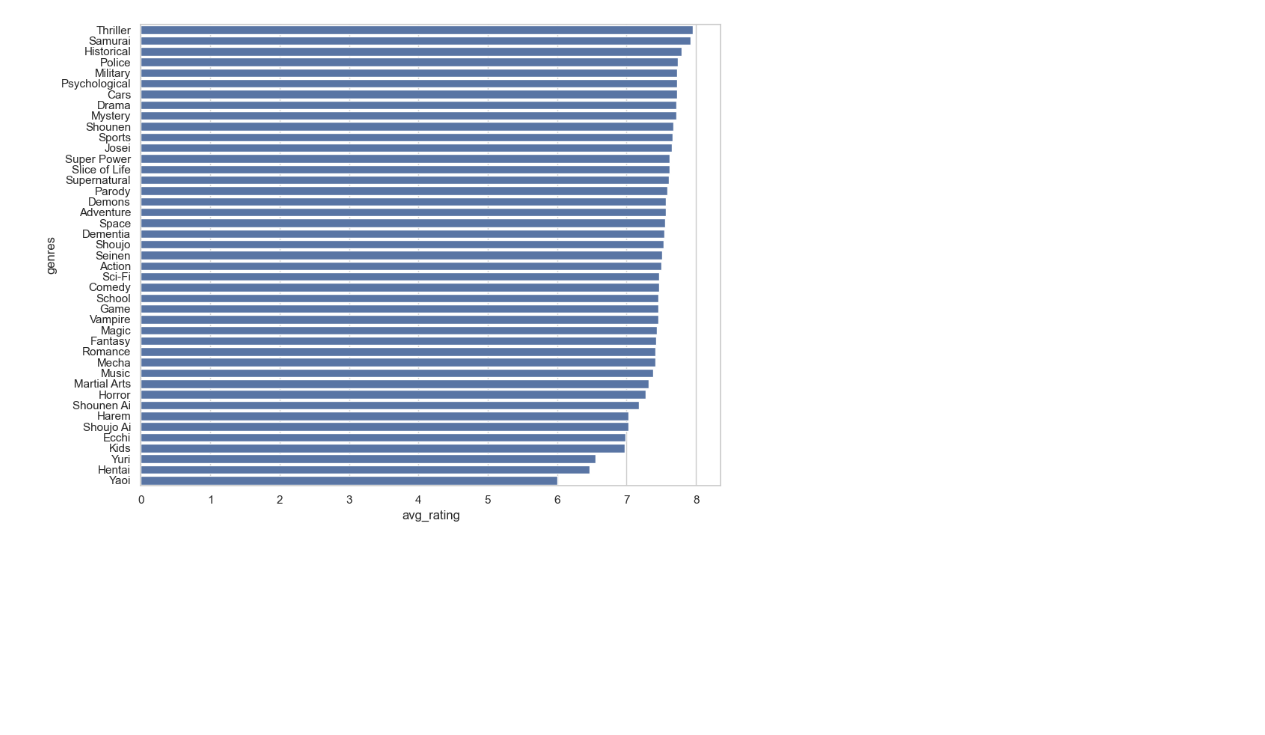
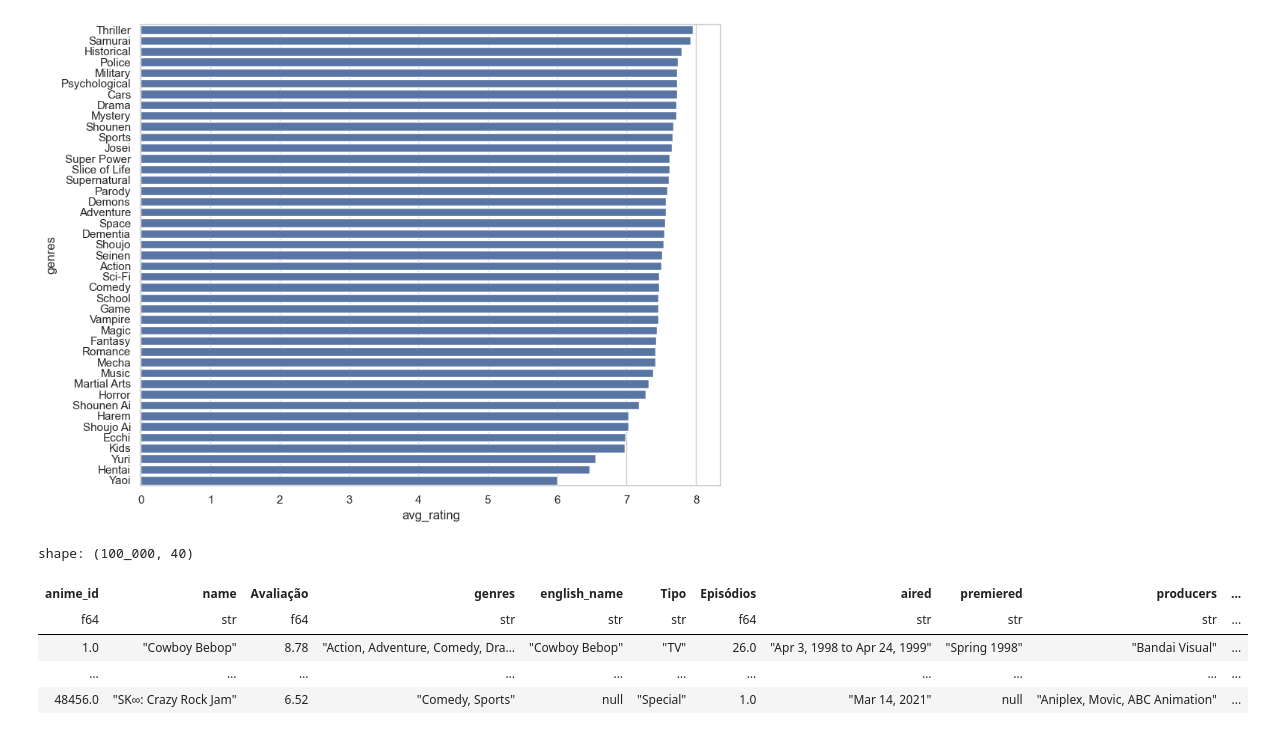
Before and after one commit to Nubily44/CD_EP, a Jupyter notebook: analise_exploratoria.ipynb, the cells around one changed output. Drawn from its saved outputs; the diff is of its cells as text; code cells hidden in the pictures; blank space fills up the shorter version.

```diff
--- a/analise_exploratoria.ipynb
+++ b/analise_exploratoria.ipynb
@@ -549,3 +549,12 @@ sns.barplot(
 plt.show()
 # %% [output]
 [figure]
+# %%
+df_time
+# %% [output]
+shape: (100_000, 40)
+| anime_id | name | Avaliação | genres | english_name | Tipo | Episódios | aired | premiered | producers | ... |
+| f64 | str | f64 | str | str | str | f64 | str | str | str | ... |
+| 1.0 | "Cowboy Bebop" | 8.78 | "Action, Adventure, Comedy, Dra… | "Cowboy Bebop" | "TV" | 26.0 | "Apr 3, 1998 to Apr 24, 1999" | "Spring 1998" | "Bandai Visual" | ... |
+| … | … | … | … | … | … | … | … | … | … | ... |
+| 48456.0 | "SK∞: Crazy Rock Jam" | 6.52 | "Comedy, Sports" | null | "Special" | 1.0 | "Mar 14, 2021" | null | "Aniplex, Movic, ABC Animation" | ... |
```
Also changed, not shown: parts of 1 cell of this notebook.
